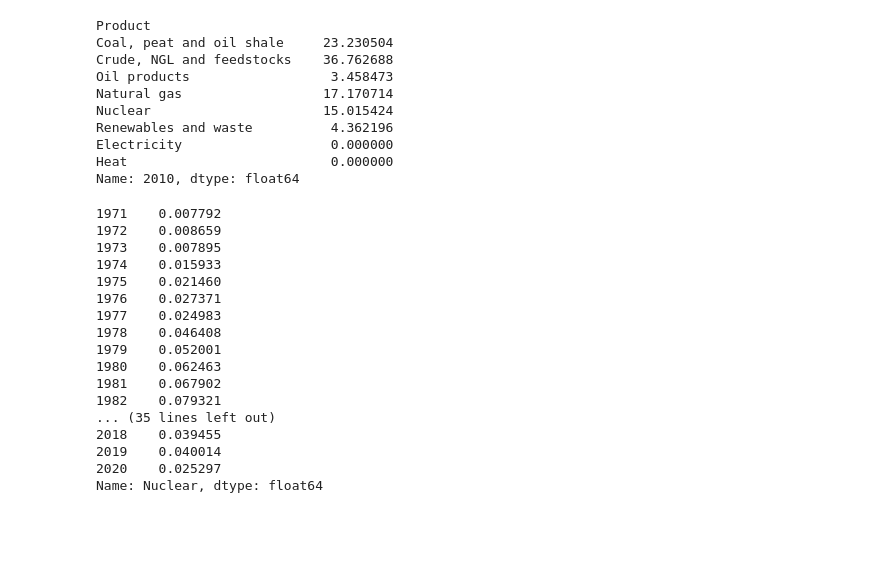
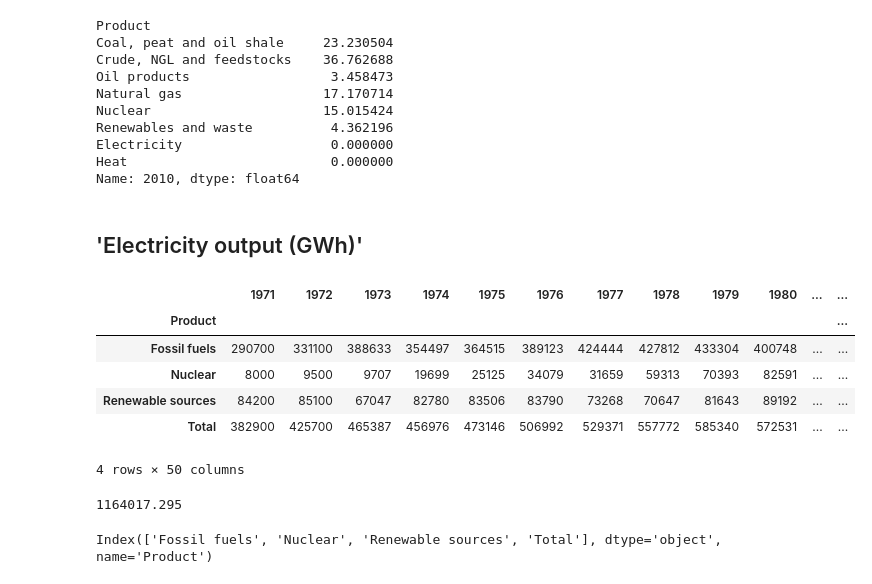
Before and after one commit to miotomita/japan-on-a-tightrope, a Jupyter notebook: Lede-project2-energy-source.ipynb, the cells around one changed output. Drawn from its saved outputs; the diff is of its cells as text; code cells hidden in the pictures; blank space fills up the shorter version.

```diff
--- a/Lede-project2-energy-source.ipynb
+++ b/Lede-project2-energy-source.ipynb
@@ -114,23 +129,19 @@ Renewables and waste          4.362196
 Electricity                   0.000000
 Heat                          0.000000
 Name: 2010, dtype: float64
-# %%
-(supply_jp.iloc[:-1] / supply_jp.iloc[-1]).loc['Nuclear']
-# %% [output]
-1971    0.007792
-1972    0.008659
-1973    0.007895
-1974    0.015933
-1975    0.021460
-1976    0.027371
-1977    0.024983
-1978    0.046408
-1979    0.052001
-1980    0.062463
-1981    0.067902
-1982    0.079321
-... (35 lines left out)
-2018    0.039455
-2019    0.040014
-2020    0.025297
-Name: Nuclear, dtype: float64
+# %% [markdown]
+## 'Electricity output (GWh)'
+# %%
+output = df[(df.Country=='Japan')&(df.Flow=='Electricity output (GWh)')]
+# %%
+output = output.set_index('Product').loc[:,1971:]
+# %%
+output
+# %% [output]
+|  | 1971 | 1972 | 1973 | 1974 | 1975 | 1976 | 1977 | 1978 | 1979 | 1980 | ... | ... |
+| Product |  |  |  |  |  |  |  |  |  |  |  | ... |
+| Fossil fuels | 290700 | 331100 | 388633 | 354497 | 364515 | 389123 | 424444 | 427812 | 433304 | 400748 | ... | ... |
+| Nuclear | 8000 | 9500 | 9707 | 19699 | 25125 | 34079 | 31659 | 59313 | 70393 | 82591 | ... | ... |
+| Renewable sources | 84200 | 85100 | 67047 | 82780 | 83506 | 83790 | 73268 | 70647 | 81643 | 89192 | ... | ... |
+| Total | 382900 | 425700 | 465387 | 456976 | 473146 | 506992 | 529371 | 557772 | 585340 | 572531 | ... | ... |
+4 rows × 50 columns
@@ -136,0 +150,8 @@ Name: Nuclear, dtype: float64
+# %%
+output.max().max()
+# %% [output]
+1164017.295
+# %%
+output.index
+# %% [output]
+Index(['Fossil fuels', 'Nuclear', 'Renewable sources', 'Total'], dtype='object', name='Product')
```
Also changed, not shown: parts of 8 cells of this notebook, 5 other files.
